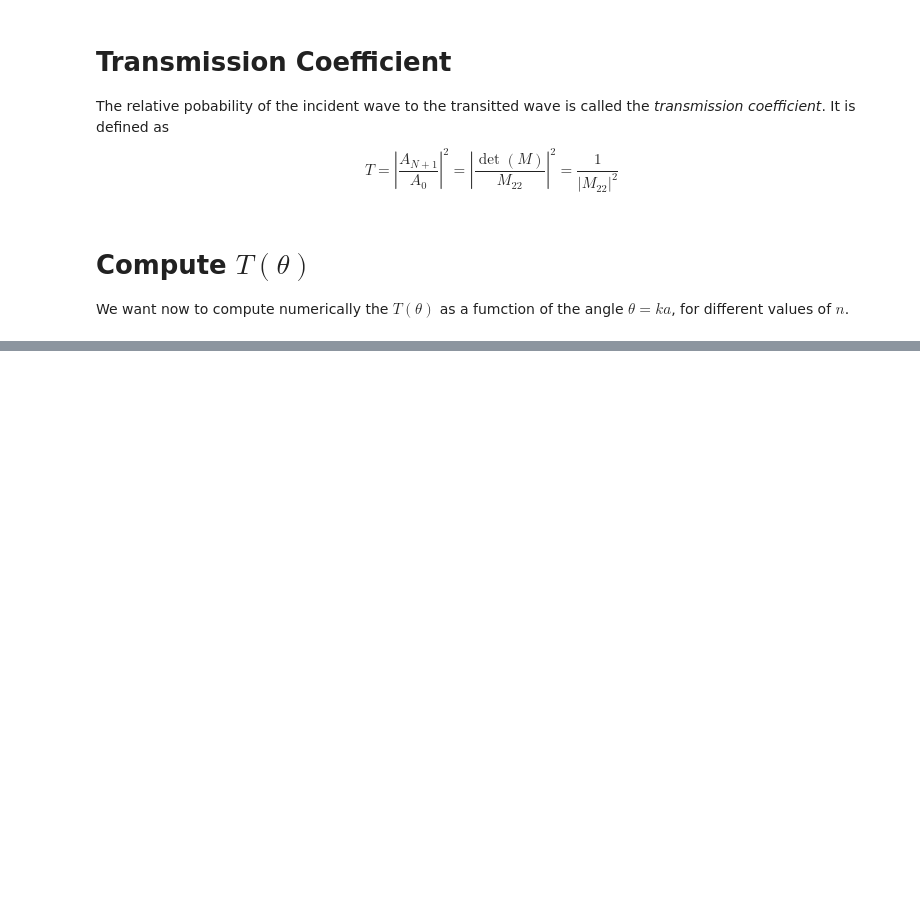
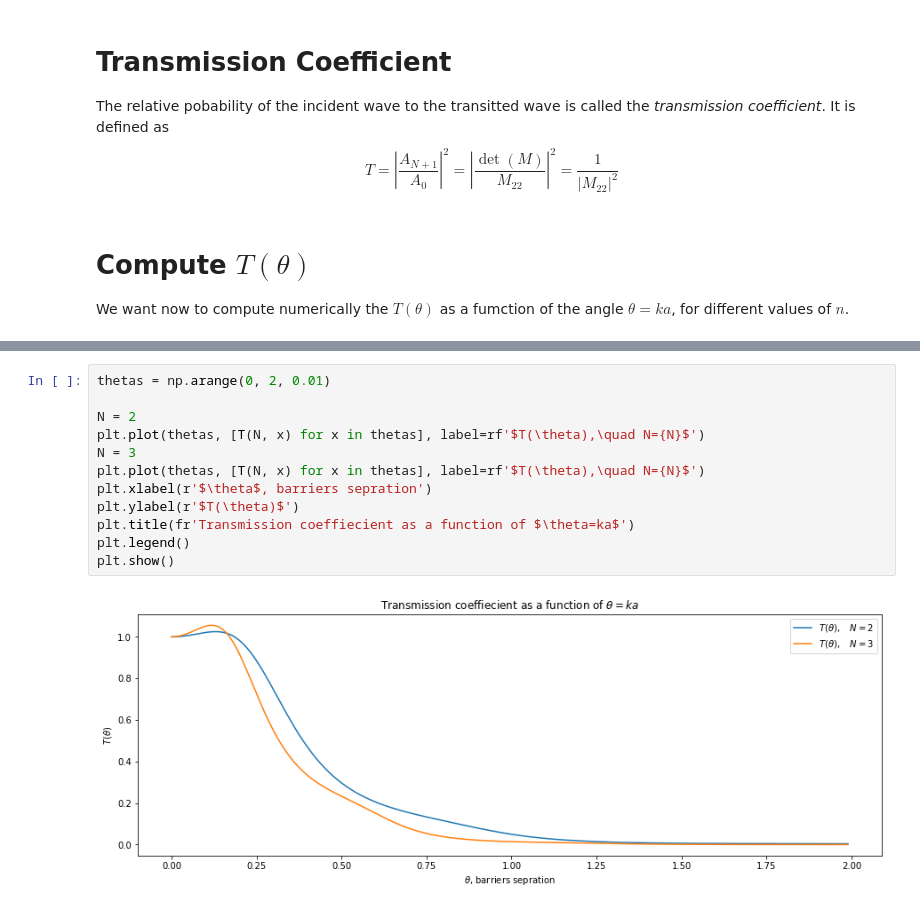
Before and after one commit to ammar-faifi/physics, a Jupyter notebook: PHYS310/N Equally Delta-Potential Barriers.ipynb, the cells around one changed output, grey strips where cells are left out. Saved outputs shown, nothing was run; the diff lists cells and outputs as text; blank space fills up the shorter version.

```diff
--- a/PHYS310/N Equally Delta-Potential Barriers.ipynb
+++ b/PHYS310/N Equally Delta-Potential Barriers.ipynb
@@ -210,0 +220,14 @@ def T(N):
+# %%
+thetas = np.arange(0, 2, 0.01)
+
+N = 2
+plt.plot(thetas, [T(N, x) for x in thetas], label=rf'$T(\theta),\quad N={N}$')
+N = 3
+plt.plot(thetas, [T(N, x) for x in thetas], label=rf'$T(\theta),\quad N={N}$')
+plt.xlabel(r'$\theta$, barriers sepration')
+plt.ylabel(r'$T(\theta)$')
+plt.title(fr'Transmission coeffiecient as a function of $\theta=ka$')
+plt.legend()
+plt.show()
+# %% [output]
+[figure, added]
```
Also changed, not shown: parts of 5 cells of this notebook, 1 other file.
